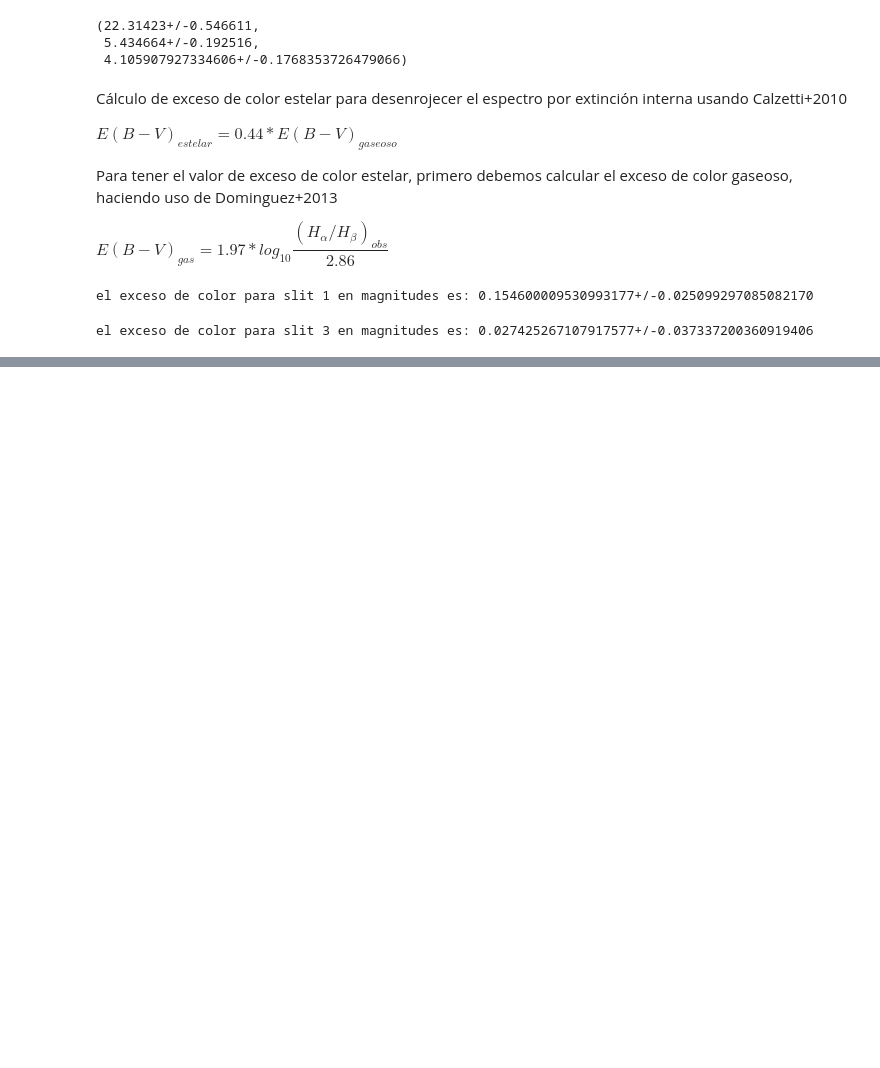
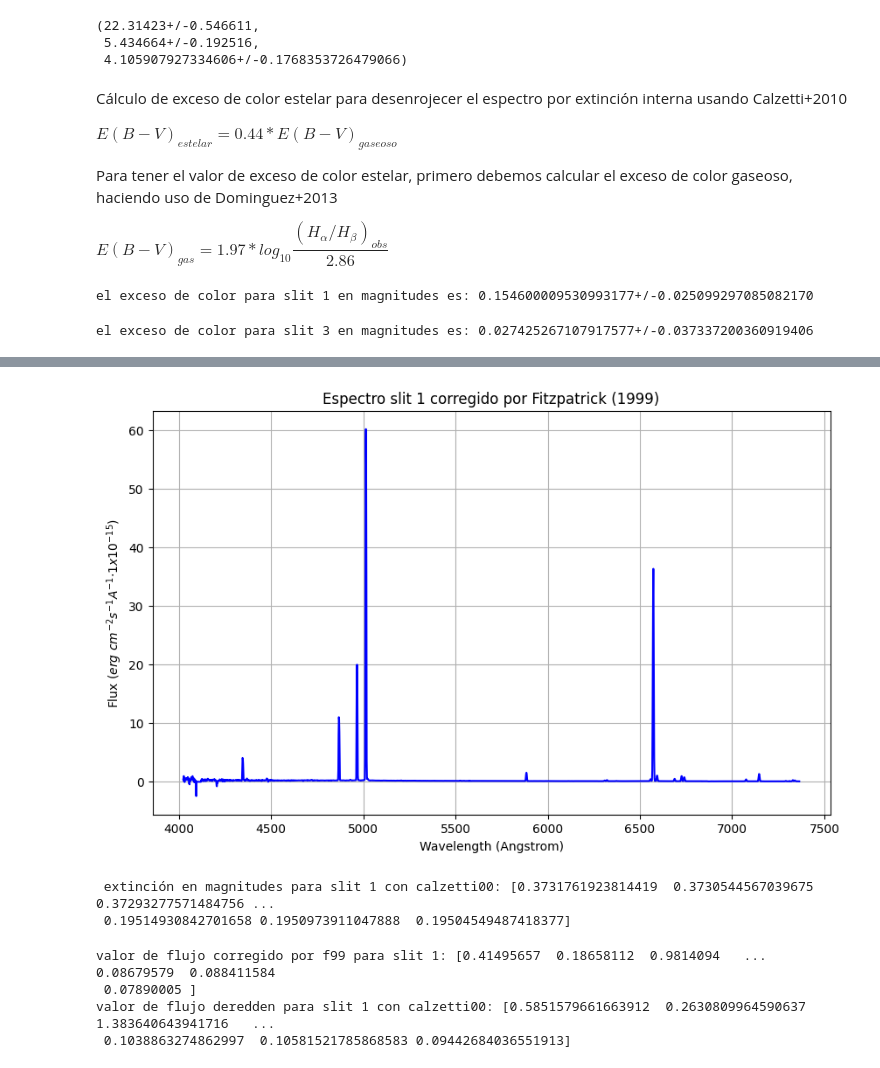
Before and after one commit to blnblnbln/TESIS, a Jupyter notebook: codes/lib.ipynb, the cells around one changed output, grey strips where cells are left out. Cells and saved outputs as stored; diff of their text form; code cells hidden in the pictures; blank space fills up the shorter version.

```diff
--- a/codes/lib.ipynb
+++ b/codes/lib.ipynb
@@ -102,0 +299,36 @@ el exceso de color para slit 3 en magnitudes es: 0.027425267107917577+/-0.037337
+# %%
+%matplotlib inline
+plt.figure(figsize=(10, 6))
+plt.plot(wave1_f99, flux1_f99, linestyle='-', color='b')
+plt.xlabel('Wavelength (Angstrom)')
+plt.ylabel('Flux $(erg\ cm^{-2} s^{-1} A^{-1} · 1x 10^{-15})$')
+plt.title('Espectro slit 1 corregido por Fitzpatrick (1999)')
+plt.grid(True)
+plt.show()
+# %% [output]
+[figure, added]
+# %%
+import extinction
+from extinction import calzetti00
+
+#tengo mi array de longitudes de onda de todo el espectro: wave1_f99
+# Cardelli, Clayton & Mathis (1989) with A_V = 1 and R_V = 3.1
+# mi A_v es A_v1
+wave1_f99_c00 = extinction.calzetti00(wave1_f99, 0.275497216984229798, 4.05)
+print(f' extinción en magnitudes para slit 1 con calzetti00: {wave1_f99_c00}') #array of extinction in magnitudes at each input wavelength
+# %% [output]
+ extinción en magnitudes para slit 1 con calzetti00: [0.3731761923814419  0.3730544567039675  0.37293277571484756 ...
+ 0.19514930842701658 0.1950973911047888  0.19504549487418377]
+# %%
+from extinction import calzetti00, remove
+
+print(f'valor de flujo corregido por f99 para slit 1: {flux1_f99}')
+
+# "deredden" flux by A_v1 with calzetti+2000
+flux1_f99_c00 = remove(calzetti00(wave1_f99, 0.275497216984229798, 4.05), flux1_f99)
+print(f'valor de flujo deredden para slit 1 con calzetti00: {flux1_f99_c00}')
+# %% [output]
+valor de flujo corregido por f99 para slit 1: [0.41495657  0.18658112  0.9814094   ... 0.08679579  0.088411584
+ 0.07890005 ]
+valor de flujo deredden para slit 1 con calzetti00: [0.5851579661663912  0.2630809964590637  1.383640643941716   ...
+ 0.1038863274862997  0.10581521785868583 0.09442684036551913]
```
Also changed, not shown: parts of 25 cells of this notebook, 2 other files.
